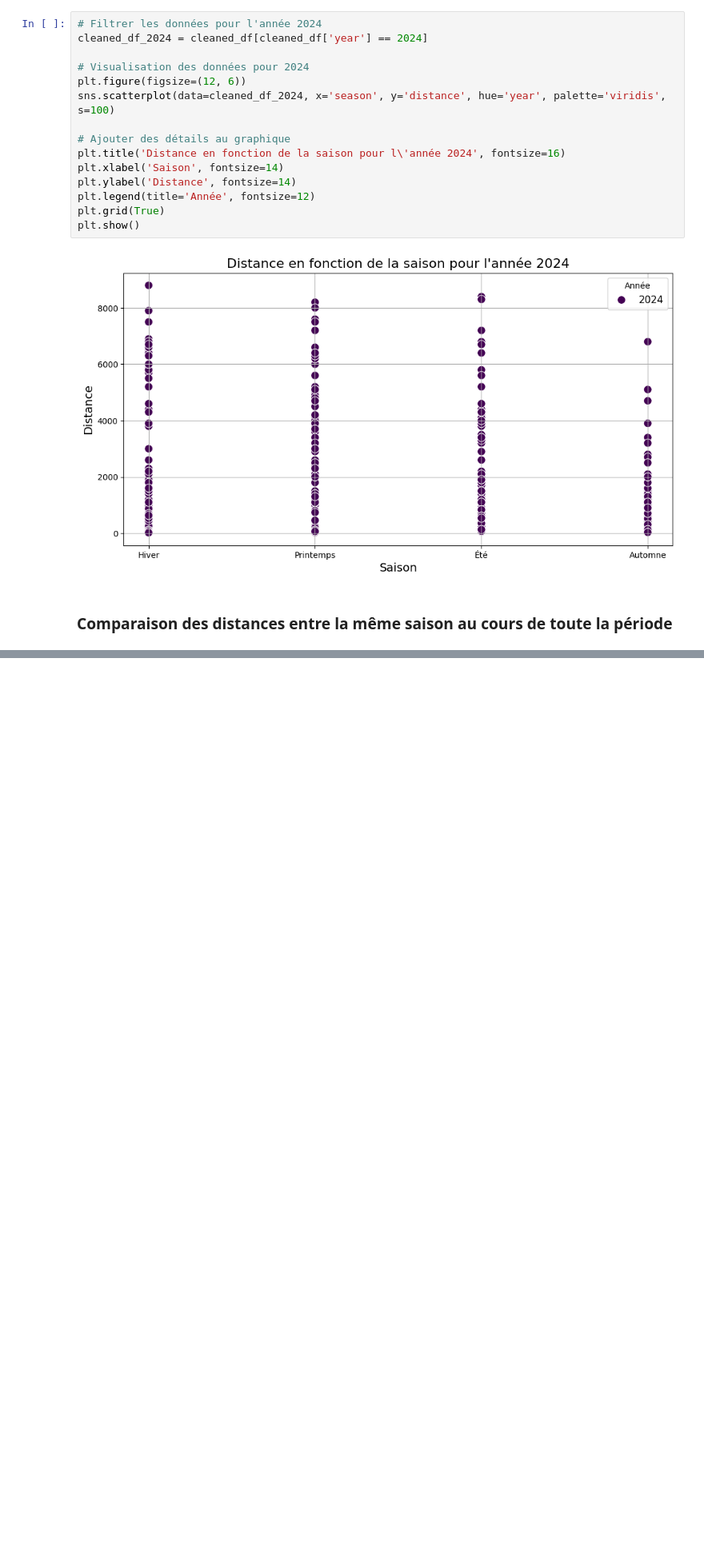
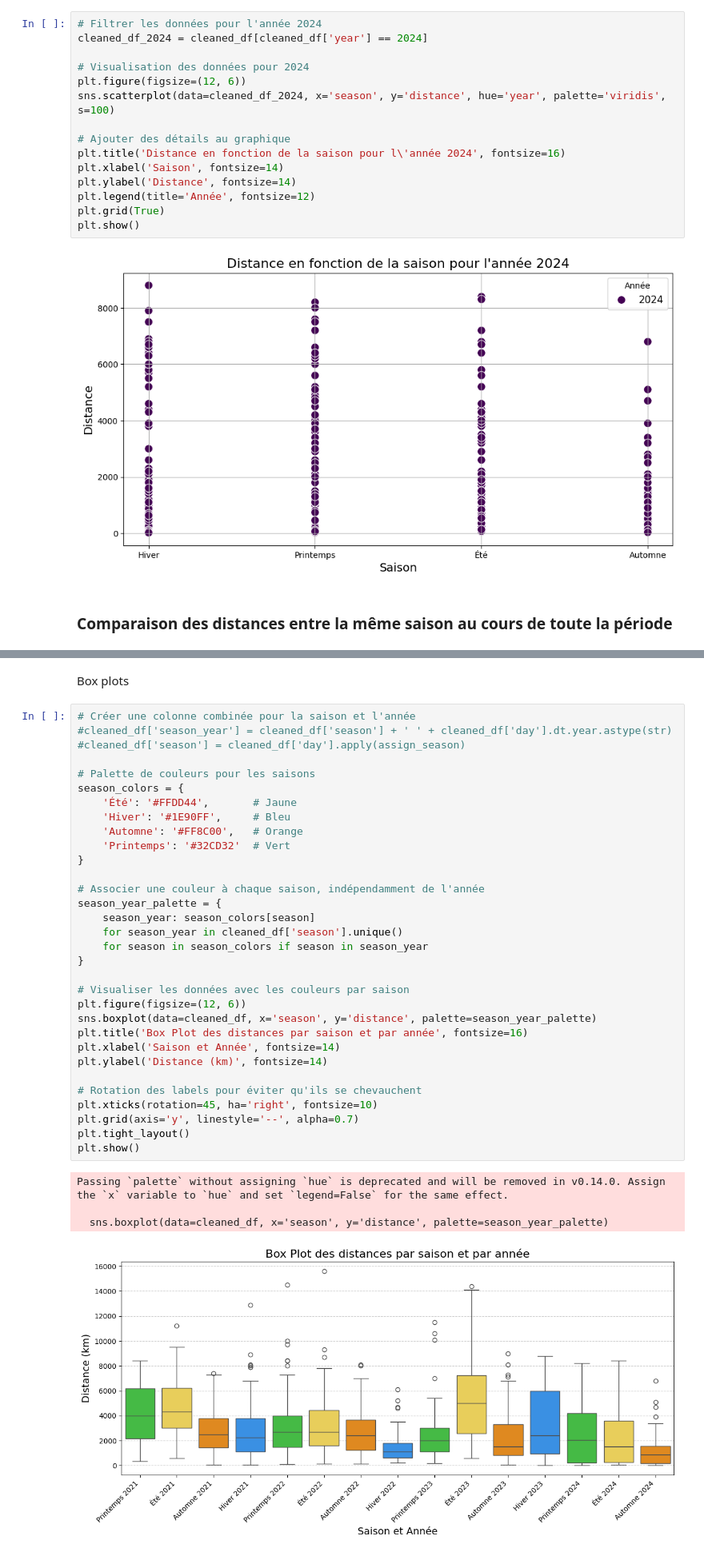
Before and after one commit to davidtchouta/pred-distance, a Jupyter notebook: scripts/preprocess.ipynb, the cells around one changed output, grey strips where cells are left out. Shown at 80% size. Saved outputs shown, nothing was run; the diff lists cells and outputs as text; blank space fills up the shorter version.

```diff
--- a/scripts/preprocess.ipynb
+++ b/scripts/preprocess.ipynb
@@ -381,0 +429,39 @@ Passing `palette` without assigning `hue` is deprecated and will be removed in v
+# %% [markdown]
+Box plots
+# %%
+# Créer une colonne combinée pour la saison et l'année
+#cleaned_df['season_year'] = cleaned_df['season'] + ' ' + cleaned_df['day'].dt.year.astype(str)
+#cleaned_df['season'] = cleaned_df['day'].apply(assign_season)
+
+# Palette de couleurs pour les saisons
+season_colors = {
+    'Été': '#FFDD44',       # Jaune
+    'Hiver': '#1E90FF',     # Bleu
+    'Automne': '#FF8C00',   # Orange
+    'Printemps': '#32CD32'  # Vert
+}
+
+# Associer une couleur à chaque saison, indépendamment de l'année
+season_year_palette = {
+    season_year: season_colors[season]
+    for season_year in cleaned_df['season'].unique()
+    for season in season_colors if season in season_year
+}
+
+# Visualiser les données avec les couleurs par saison
+plt.figure(figsize=(12, 6))
+sns.boxplot(data=cleaned_df, x='season', y='distance', palette=season_year_palette)
+plt.title('Box Plot des distances par saison et par année', fontsize=16)
+plt.xlabel('Saison et Année', fontsize=14)
+plt.ylabel('Distance (km)', fontsize=14)
+
+# Rotation des labels pour éviter qu'ils se chevauchent
+plt.xticks(rotation=45, ha='right', fontsize=10)
+plt.grid(axis='y', linestyle='--', alpha=0.7)
+plt.tight_layout()
+plt.show()
+# %% [output]
+Passing `palette` without assigning `hue` is deprecated and will be removed in v0.14.0. Assign the `x` variable to `hue` and set `legend=False` for the same effect.
+
+  sns.boxplot(data=cleaned_df, x='season', y='distance', palette=season_year_palette)
+[figure, added]
```
Also changed, not shown: parts of 16 cells of this notebook.
